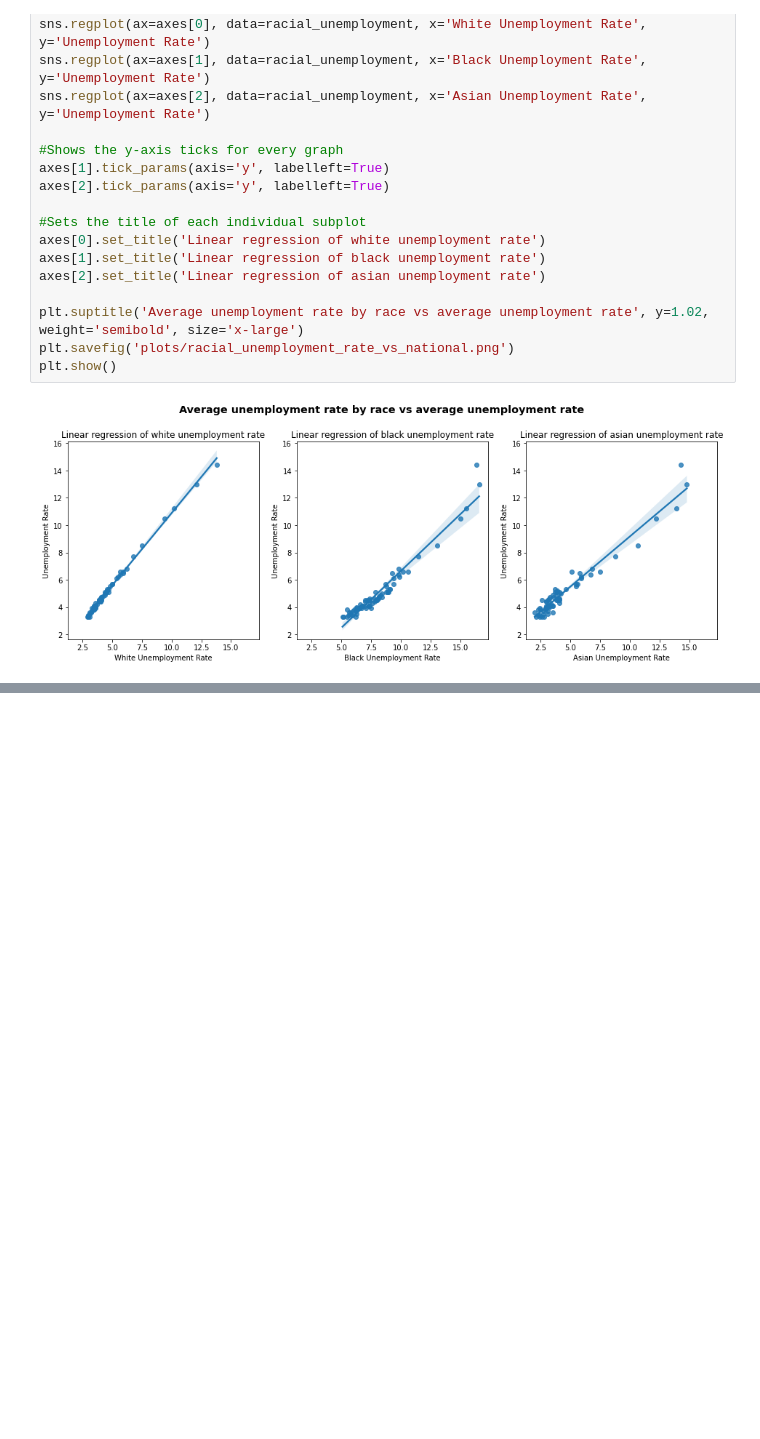
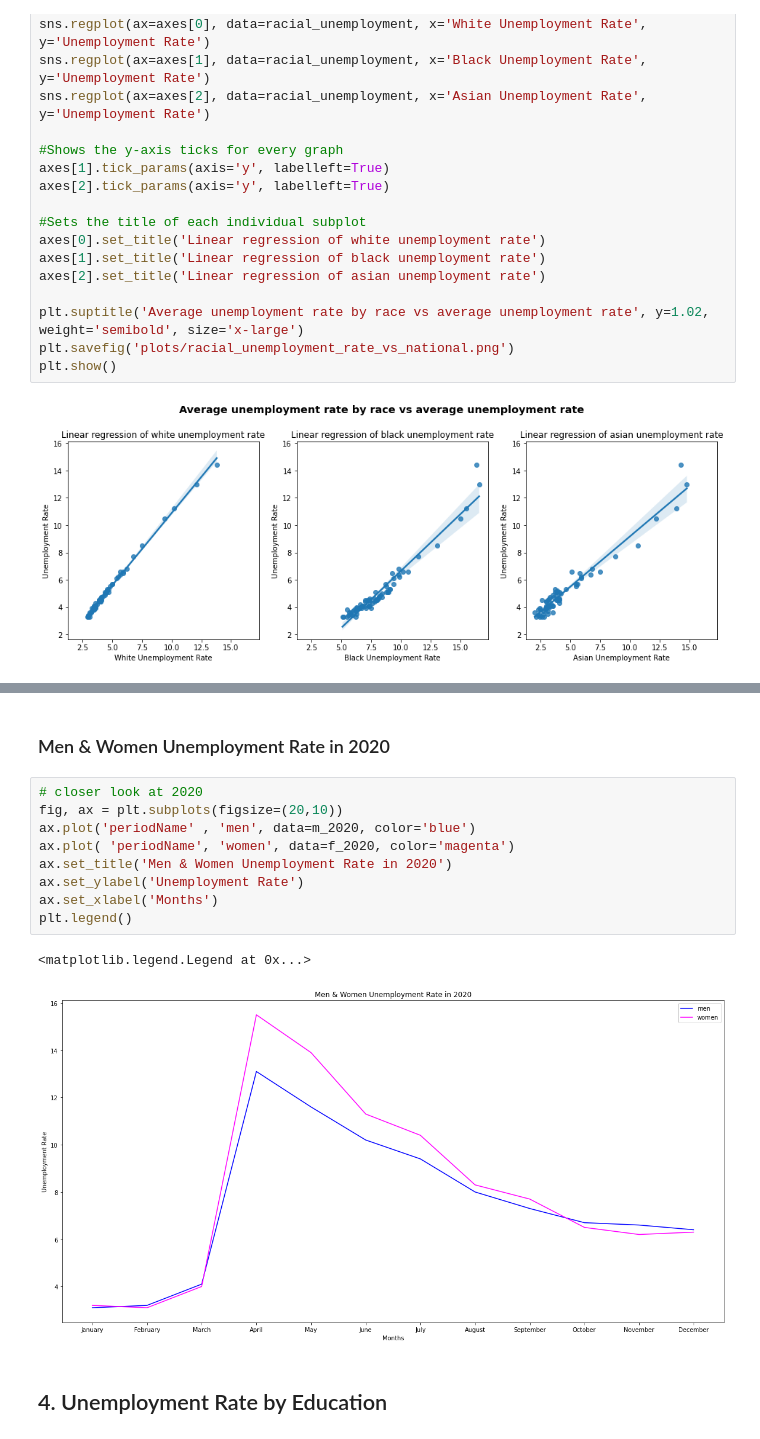
Before and after one commit to asma512/exploratory_data_analysis_project, a Jupyter notebook: Exploratory Data Analysis Project.ipynb, the cells around one changed output, grey strips where cells are left out. Drawn from its saved outputs; the diff is of its cells as text; blank space fills up the shorter version.

```diff
--- a/Exploratory Data Analysis Project.ipynb
+++ b/Exploratory Data Analysis Project.ipynb
@@ -260,0 +403,16 @@ plt.show()
+# %% [markdown]
+### Men & Women Unemployment Rate in 2020
+# %%
+# closer look at 2020
+fig, ax = plt.subplots(figsize=(20,10))
+ax.plot('periodName' , 'men', data=m_2020, color='blue')
+ax.plot( 'periodName', 'women', data=f_2020, color='magenta')
+ax.set_title('Men & Women Unemployment Rate in 2020')
+ax.set_ylabel('Unemployment Rate')
+ax.set_xlabel('Months')
+plt.legend()
+# %% [output]
+<matplotlib.legend.Legend at 0x...>
+[figure, added]
+# %% [markdown]
+## 4. Unemployment Rate by Education
```
Also changed, not shown: parts of 40 cells of this notebook, 2 other files.
